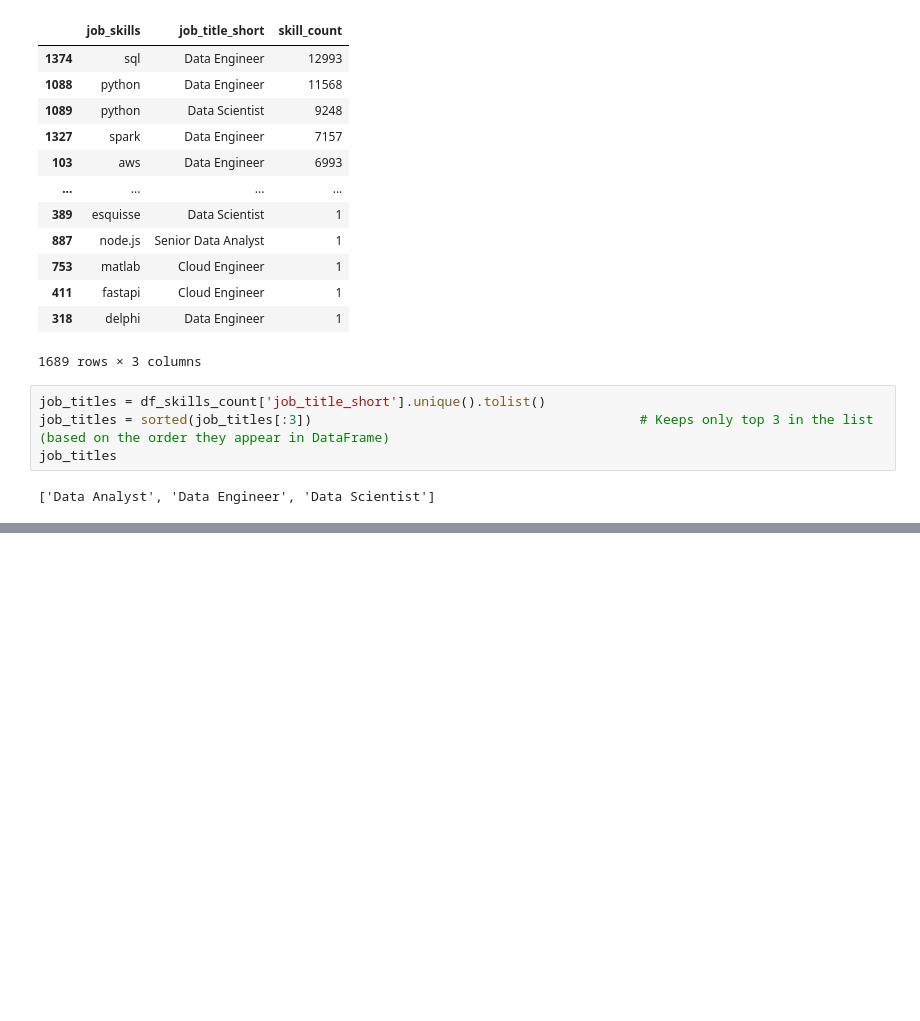
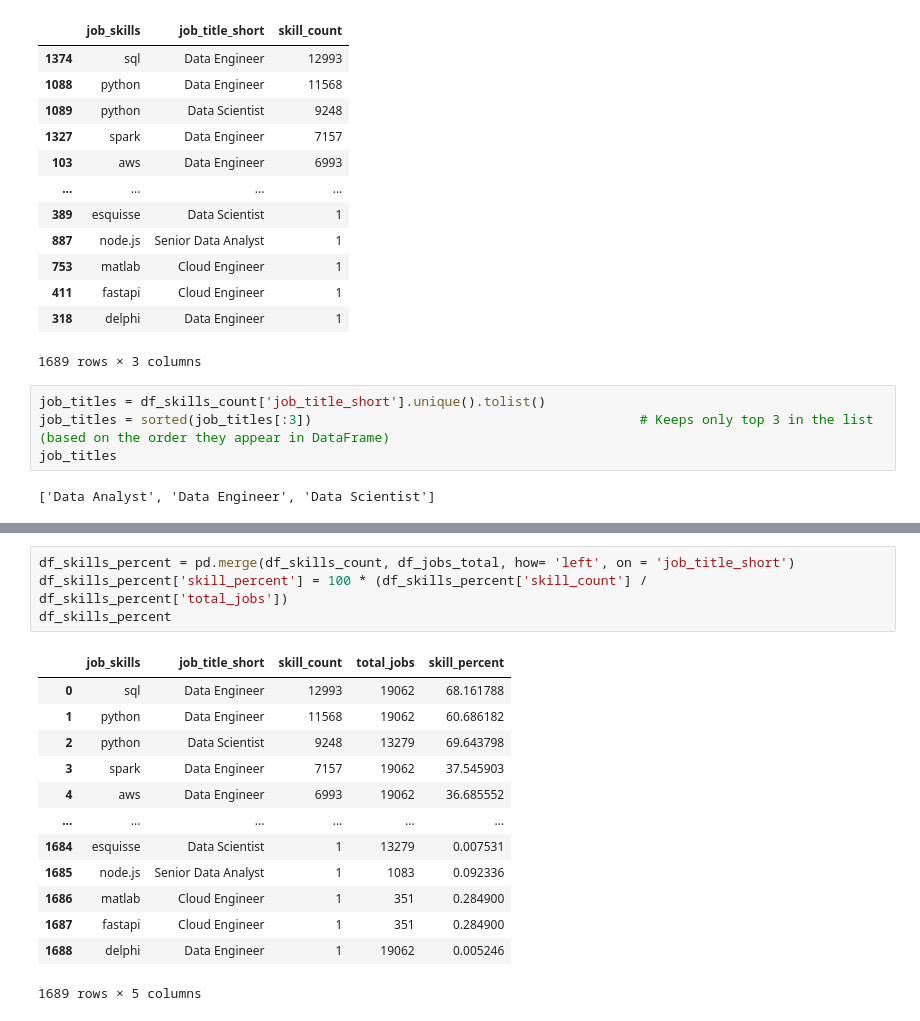
Before and after one commit to div-26/Python-Project---Job-Analysis, a Jupyter notebook: Project/02_Skill_Demand.ipynb, the cells around one changed output, grey strips where cells are left out. Cells and saved outputs as stored; diff of their text form; blank space fills up the shorter version.

```diff
--- a/Project/02_Skill_Demand.ipynb
+++ b/Project/02_Skill_Demand.ipynb
@@ -65,0 +82,18 @@ plt.show()
+# %%
+df_skills_percent = pd.merge(df_skills_count, df_jobs_total, how= 'left', on = 'job_title_short')
+df_skills_percent['skill_percent'] = 100 * (df_skills_percent['skill_count'] / df_skills_percent['total_jobs'])
+df_skills_percent
+# %% [output]
+|  | job_skills | job_title_short | skill_count | total_jobs | skill_percent |
+| 0 | sql | Data Engineer | 12993 | 19062 | 68.161788 |
+| 1 | python | Data Engineer | 11568 | 19062 | 60.686182 |
+| 2 | python | Data Scientist | 9248 | 13279 | 69.643798 |
+| 3 | spark | Data Engineer | 7157 | 19062 | 37.545903 |
+| 4 | aws | Data Engineer | 6993 | 19062 | 36.685552 |
+| ... | ... | ... | ... | ... | ... |
+| 1684 | esquisse | Data Scientist | 1 | 13279 | 0.007531 |
+| 1685 | node.js | Senior Data Analyst | 1 | 1083 | 0.092336 |
+| 1686 | matlab | Cloud Engineer | 1 | 351 | 0.284900 |
+| 1687 | fastapi | Cloud Engineer | 1 | 351 | 0.284900 |
+| 1688 | delphi | Data Engineer | 1 | 19062 | 0.005246 |
+1689 rows × 5 columns
```
Also changed, not shown: parts of 4 cells of this notebook, 1 other file.
